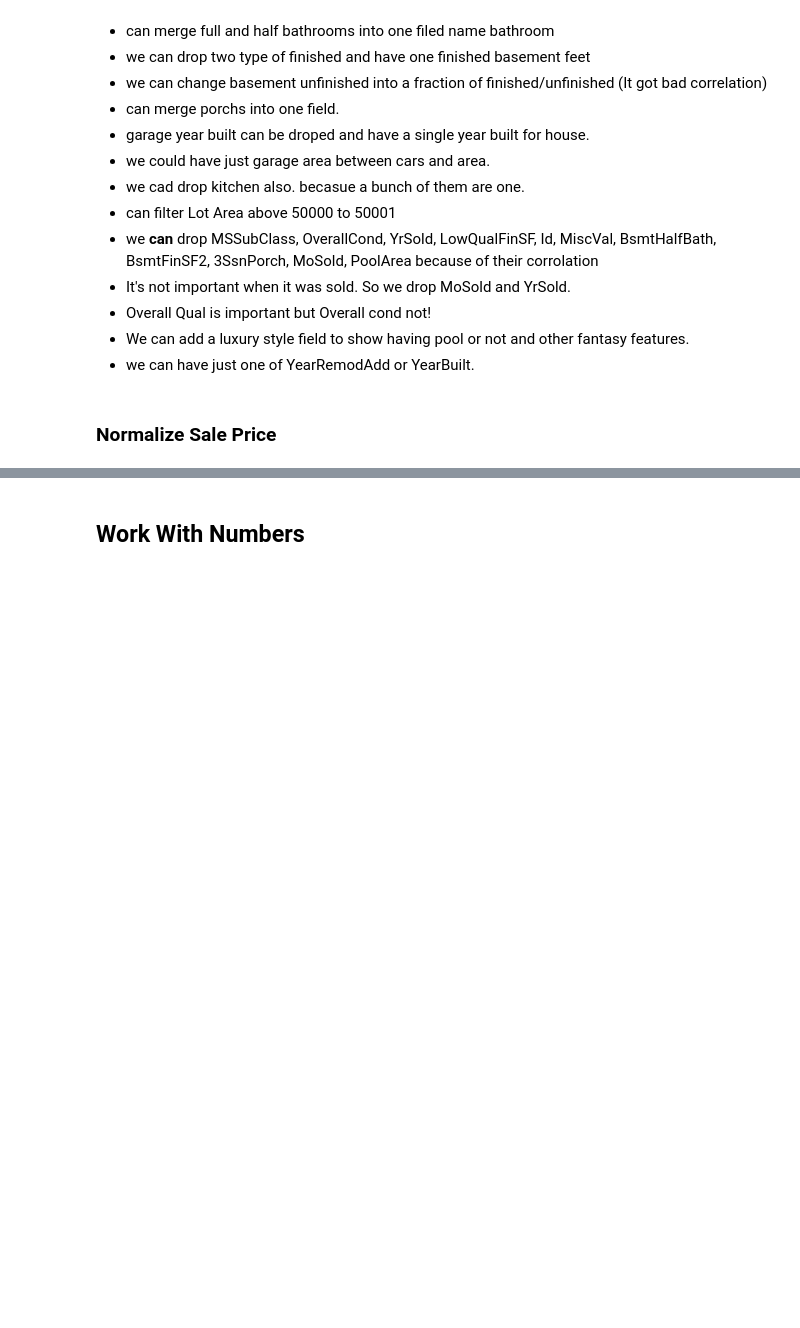
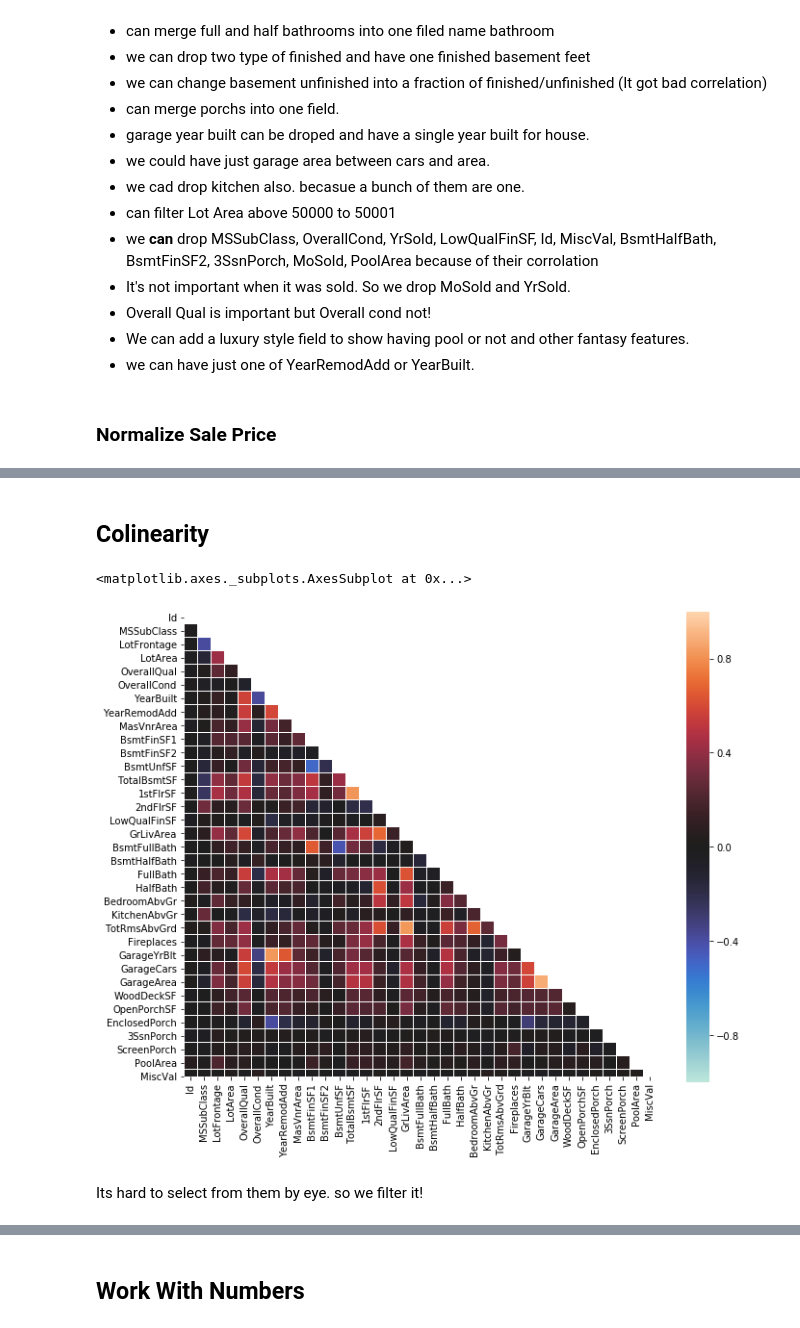
Before and after one commit to gsoosk/HandsonML, a Jupyter notebook: House Price.ipynb, the cells around one changed output, grey strips where cells are left out. Cells and saved outputs as stored; diff of their text form; code cells hidden in the pictures; blank space fills up the shorter version.

```diff
--- a/House Price.ipynb
+++ b/House Price.ipynb
@@ -206,3 +212,6 @@ array([[<matplotlib.axes._subplots.AxesSubplot object at 0x...>]],
+# %%
+X_train['YrSold'] = X_train['YrSold'].astype(str)
+X_train['MoSold'] = X_train['MoSold'].astype(str)
 # %%
 label_attrs = X_train.select_dtypes([object]).columns.values
 num_attrs = X_train.select_dtypes([np.int64, np.float64]).columns.values
@@ -227,3 +236,8 @@ sns.distplot(y_train)
 # %%
 X_train_label = X_train[label_attrs]
 X_train_num = X_train[num_attrs]
+# %%
+from sklearn.preprocessing import StandardScaler
+X_train_num_std = pd.DataFrame(StandardScaler().fit_transform(X_train_num), columns=X_train_num.columns)
+# %% [markdown]
+## Colinearity
@@ -229,0 +246,14 @@ X_train_num = X_train[num_attrs]
+# %%
+corr = X_train_num_std.corr()
+mask = np.zeros_like(corr, dtype=np.bool)
+mask[np.triu_indices_from(mask)] = True
+# Set up the matplotlib figure
+f, ax = plt.subplots(figsize=(11, 9))
+# Draw the heatmap with the mask and correct aspect ratio
+sns.heatmap(corr, mask=mask, vmax=1, center=0,vmin=-1 ,
+            square=True, linewidths=.005)
+# %% [output]
+<matplotlib.axes._subplots.AxesSubplot at 0x...>
+[figure, added]
+# %% [markdown]
+Its hard to select from them by eye. so we filter it!
```
Also changed, not shown: parts of 63 cells of this notebook, 1 other file.
